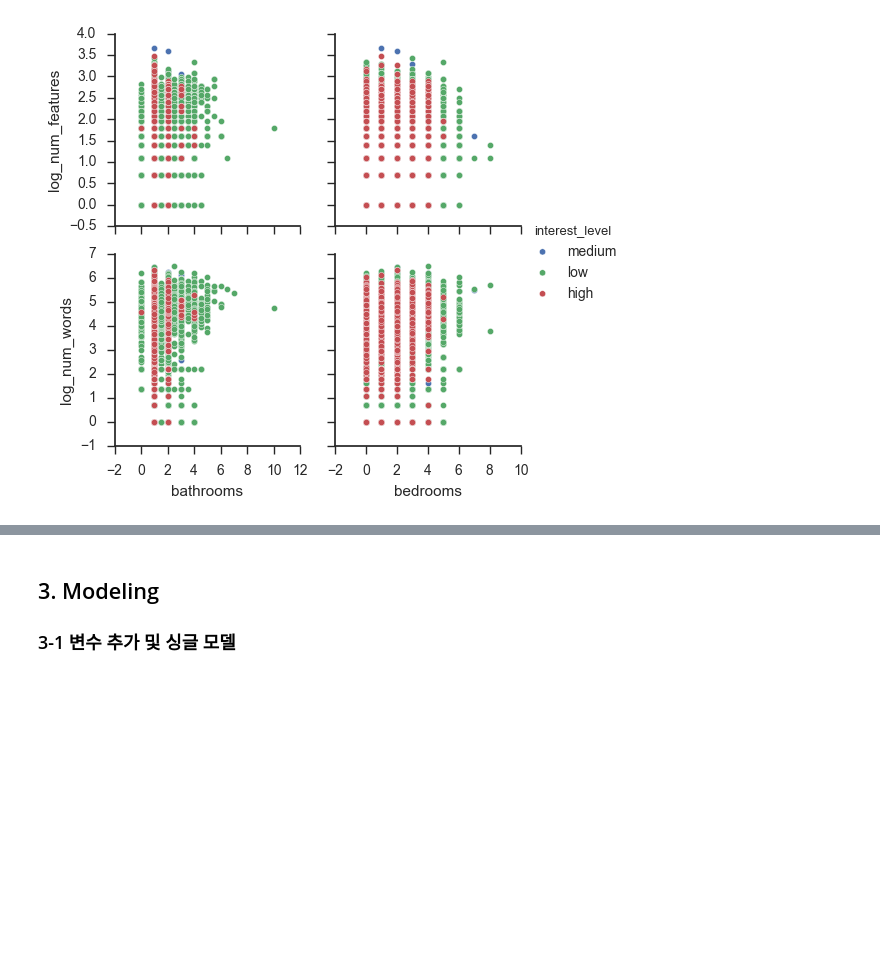
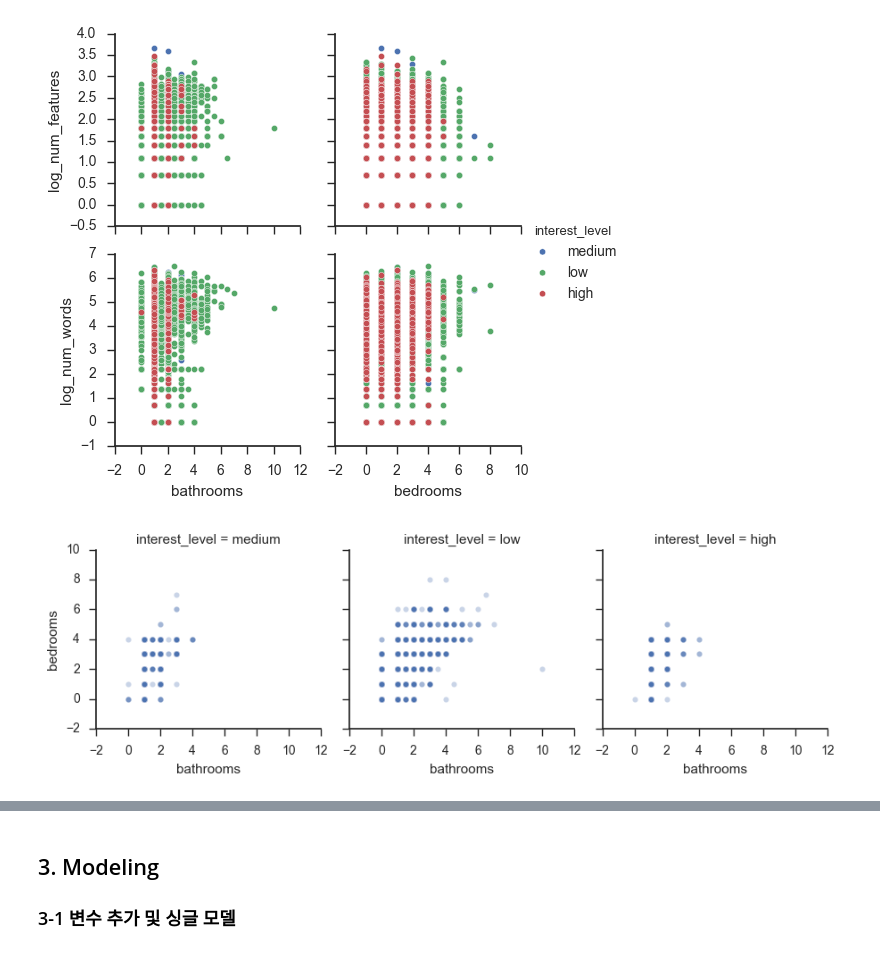
Before and after one commit to KaggleBreak/walkingkaggle, a Jupyter notebook: pycon2017_kr/pycon_korea_2017_Kaggle_tutorial.ipynb, the cells around one changed output, grey strips where cells are left out. Cells and saved outputs as stored; diff of their text form; code cells hidden in the pictures; blank space fills up the shorter version.

```diff
--- a/pycon2017_kr/pycon_korea_2017_Kaggle_tutorial.ipynb
+++ b/pycon2017_kr/pycon_korea_2017_Kaggle_tutorial.ipynb
@@ -793,3 +938,11 @@ g2
 # %% [output]
 <seaborn.axisgrid.PairGrid at 0x...>
 [figure]
+# %%
+kws = dict(s=20, alpha=.3, edgecolor="w")
+sns.FacetGrid(train_df, col="interest_level", size=3) \
+   .map(plt.scatter, "bathrooms", "bedrooms", **kws) \
+   .add_legend()
+plt.show()
+# %% [output]
+[figure, added]
```
Also changed, not shown: parts of 69 cells of this notebook, 5 other files.
